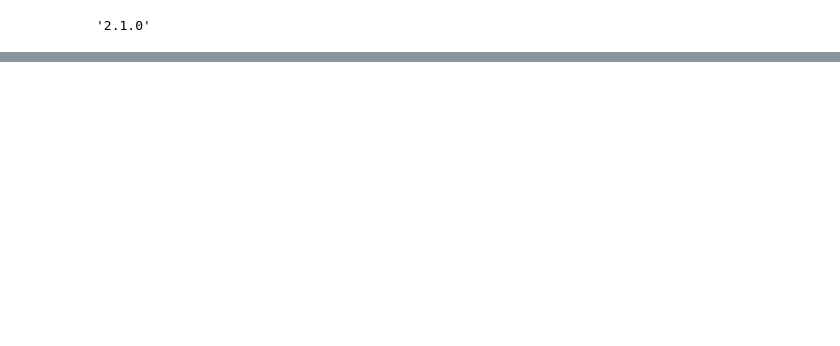
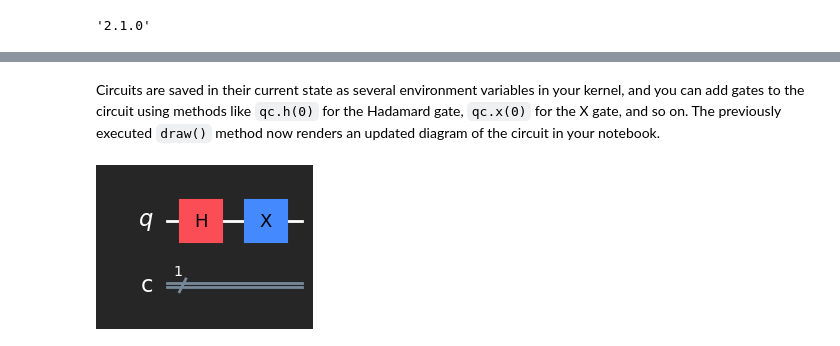
Before and after one commit to Siddhantshimpi/Siddhantshimpi, a Jupyter notebook: Quantum Computing with Qiskit/introduction.ipynb, the cells around one changed output, grey strips where cells are left out. Saved outputs shown, nothing was run; the diff lists cells and outputs as text; code cells hidden in the pictures; blank space fills up the shorter version.

```diff
--- a/Quantum Computing with Qiskit/introduction.ipynb
+++ b/Quantum Computing with Qiskit/introduction.ipynb
@@ -51,0 +105,9 @@ from qiskit_aer import AerSimulator
+# %% [markdown]
+Circuits are saved in their current state as several environment variables in your kernel, and you can add gates to the circuit using methods like `qc.h(0)` for the Hadamard gate, `qc.x(0)` for the X gate, and so on. The previously executed `draw()` method now renders an updated diagram of the circuit in your notebook.
+# %%
+qc.h(0)
+qc.x(0)
+
+draw_circuit(qc)
+# %% [output]
+[figure, added]
```
Also changed, not shown: parts of 75 cells of this notebook, 1 other file.
